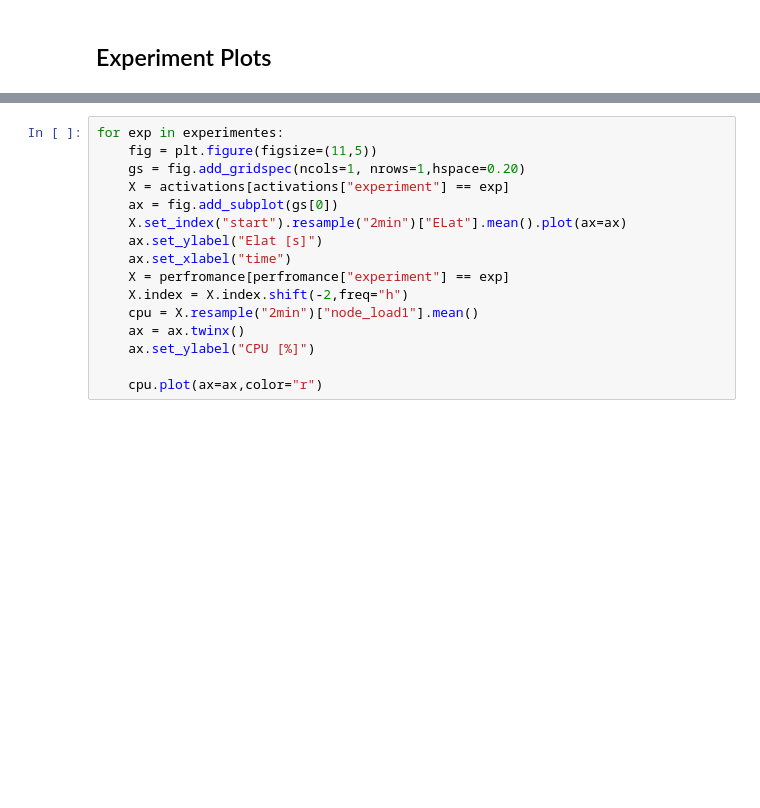
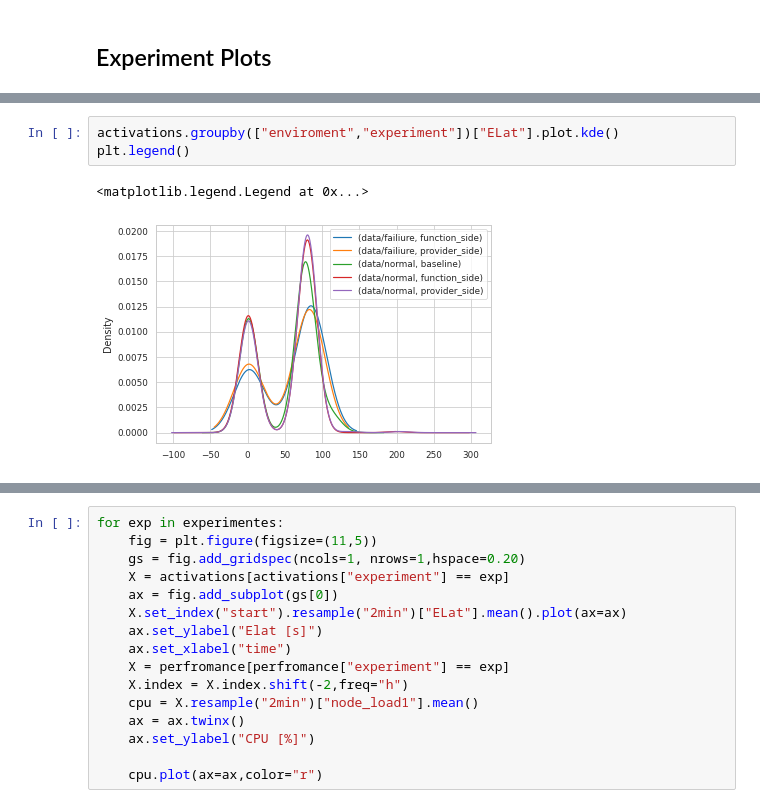
Before and after one commit to tawalaya/tracing_data, a Jupyter notebook: Plots.ipynb, the cells around one changed output, grey strips where cells are left out. Saved outputs shown, nothing was run; the diff lists cells and outputs as text; blank space fills up the shorter version.

```diff
--- a/Plots.ipynb
+++ b/Plots.ipynb
@@ -61 +63,7 @@ activations.groupby(["experiment"])["ELat"].describe()
+# %%
+activations.groupby(["enviroment","experiment"])["ELat"].plot.kde()
+plt.legend()
+# %% [output]
+<matplotlib.legend.Legend at 0x...>
+[figure, added]
 # %%
```
Also changed, not shown: parts of 4 cells of this notebook, 36 other files.
